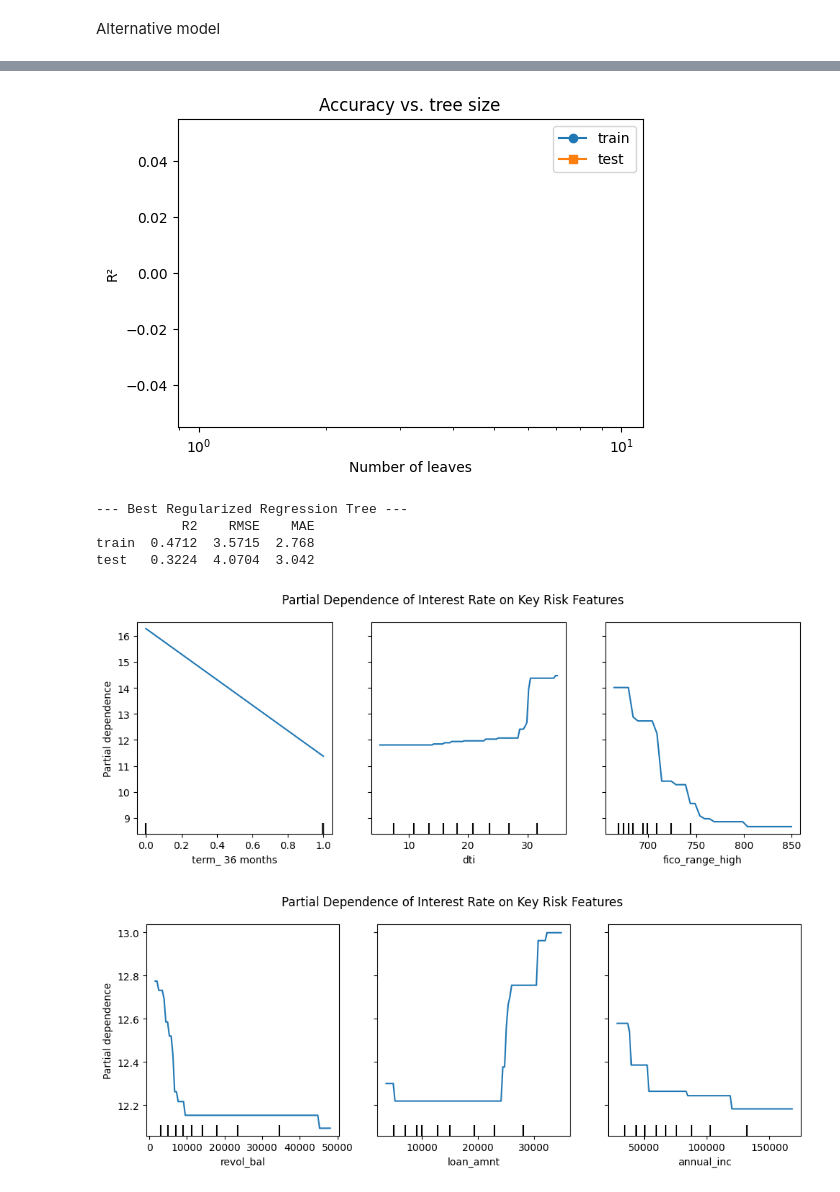
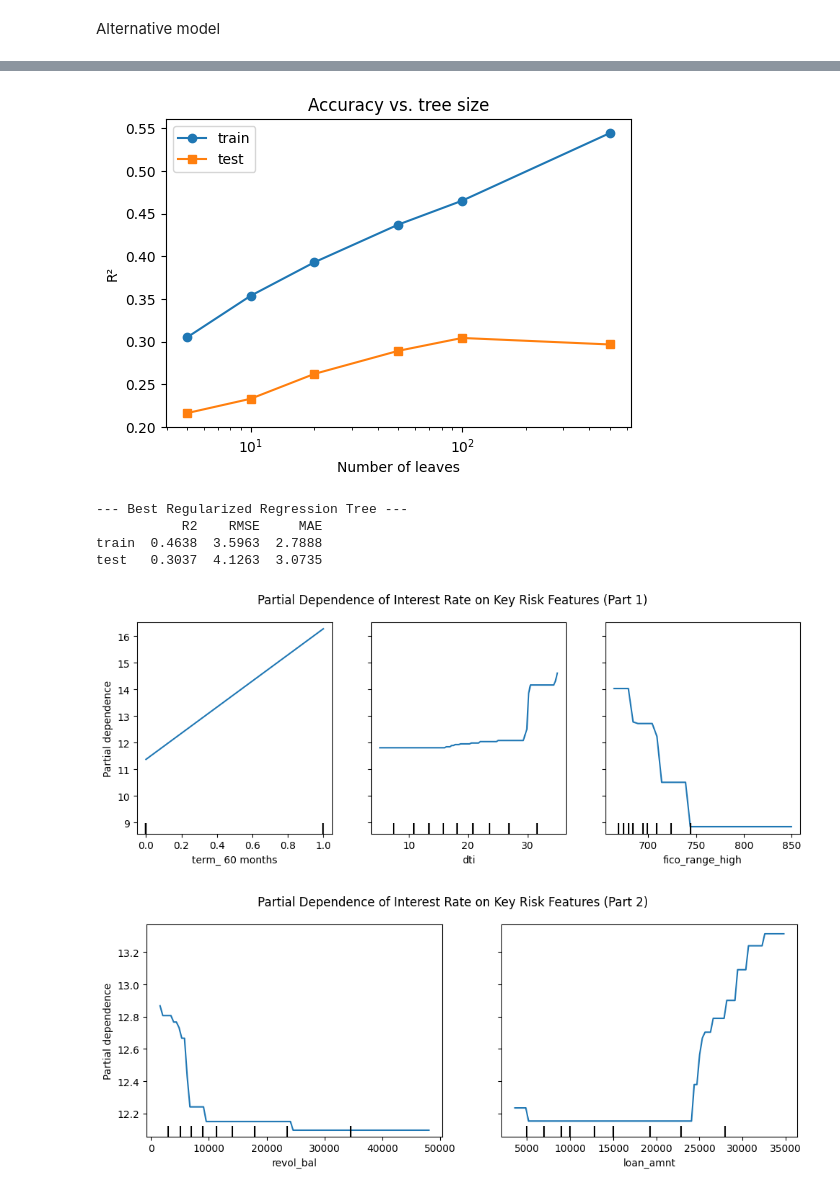
Before and after one commit to mahisingh18074-ops/DOTE6650_GroupProject, a Jupyter notebook: DOTE6650_GroupProject_AlternativeVersion.ipynb, the cells around one changed output, grey strips where cells are left out. Cells and saved outputs as stored; diff of their text form; code cells hidden in the pictures.

Commit message:
Replace with latest group project notebook version

```diff
--- a/DOTE6650_GroupProject_AlternativeVersion.ipynb
+++ b/DOTE6650_GroupProject_AlternativeVersion.ipynb
@@ -2,8 +2,8 @@
 import numpy as np
 import pandas as pd
 # %%
-train_df = pd.read_csv('lending_club_train.csv')
-test_df = pd.read_csv('lending_club_test.csv')
+train_df = pd.read_csv('Project Data/lending_club_train.csv')
+test_df = pd.read_csv('Project Data/lending_club_test.csv')
 # %%
 print("--- Train Data Head ---")
 display(train_df.head())
@@ -76,7 +76,7 @@ test_2016['sub_grade'] = test_2016['sub_grade'].str.strip().map(grade_map)
 Alternative model
 # %%
 # 1. Define columns to drop (IDs, dates, and data leakage columns)
-cols_to_drop = ['id', 'issue_d', 'issue_d_dt', 'loan_status', 'sub_grade', 'installment', 'fico_range_low']
+cols_to_drop = ['id', 'issue_d', 'issue_d_dt', 'loan_status', 'sub_grade', 'fico_range_low','installment']
 
 # 2. Separate the target variable (int_rate) from the feature sets
 train_y = train_2016['int_rate']
@@ -89,9 +89,9 @@ test_features = test_2016.drop(columns=cols_to_drop + ['int_rate'])
 # combined_features = pd.concat([train_features, test_features], axis=0)
 # combined_encoded = pd.get_dummies(combined_features, drop_first=True)
 
-# 3. One-Hot Encode each set separately (all categories kept, no drop_first)
-train_encoded = pd.get_dummies(train_features, dtype=float)
-test_encoded = pd.get_dummies(test_features, dtype=float)
+# 3. One-Hot Encode each set separately
+train_encoded = pd.get_dummies(train_features, drop_first=True, dtype=float)
+test_encoded = pd.get_dummies(test_features, drop_first=True, dtype=float)
 
 # # 4. Split them back apart into train and test sets
 # train_encoded = combined_encoded.iloc[:len(train_2016)]
@@ -163,8 +163,8 @@ import itertools
 import matplotlib.pyplot as plt
 from sklearn.model_selection import KFold, cross_val_score
 
-leaf_grid = [1000, 5000, 10000, 20000, None]          # None = no limit (default)
-impurity_grid = [0.01, 0.1, 0.15, 0.2, 0.25]       # 0.0 = default
+leaf_grid = [5, 10, 20, 50, 100, 500, None]          # None = no limit (default)
+impurity_grid = [0.0, 0.0001, 0.001, 0.01, 0.1]       # 0.0 = default
 # %%
 # 5-fold CV on the 2016 TRAIN data only (shuffled, so each fold mixes Jan-Jun loans)
 cv = KFold(n_splits=5, shuffle=True, random_state=42)
@@ -233,8 +233,16 @@ plt.xscale("log"); plt.xlabel("Number of leaves"); plt.ylabel("R²")
 plt.title("Accuracy vs. tree size"); plt.legend()
 plt.show()
 # %% [output]
-[figure, old version]
+[figure, new version]
 # %%
+# 1. Instantiate and evaluate the best regularized tree using the grid search parameters
+val = best["max_leaf_nodes"]
+
+# Convert string 'None', NaN, or None to actual Python None; otherwise cast to int
+if pd.isna(val) or val == 'None' or val is None:
+    max_leaves = None
+else:
+    max_leaves = int(val)
 
 best_tree = report(
     "Best Regularized Regression Tree",
@@ -245,42 +253,46 @@ best_tree = report(
     )
 )
 
 # 2. Generate Partial Dependence Plots to visualize business implications for top features
 from sklearn.inspection import PartialDependenceDisplay
 import matplotlib.pyplot as plt
 
-features_to_plot_2 = ['term_ 36 months', 'dti','fico_range_high']
-features_to_plot_3 = ['revol_bal', 'loan_amnt', 'annual_inc']
+# 删除了 features_to_plot_1，直接从 2 和 3 开始
+features_to_plot_2 = ['term_ 60 months', 'dti', 'fico_range_high']
+features_to_plot_3 = ['revol_bal', 'loan_amnt']
 
+# --- 图 1：对应 features_to_plot_2 ---
 fig, ax = plt.subplots(figsize=(10, 4))
 PartialDependenceDisplay.from_estimator(
     best_tree,
     train_encoded,
     features=features_to_plot_2,
     kind='average',
     ax=ax
 )
-plt.suptitle("Partial Dependence of Interest Rate on Key Risk Features")
+plt.suptitle("Partial Dependence of Interest Rate on Key Risk Features (Part 1)")
 plt.tight_layout()
 
+# --- 图 2：对应 features_to_plot_3 ---
 fig, ax = plt.subplots(figsize=(10, 4))
 PartialDependenceDisplay.from_estimator(
     best_tree,
     train_encoded,
     features=features_to_plot_3,
     kind='average',
     ax=ax
 )
-plt.suptitle("Partial Dependence of Interest Rate on Key Risk Features")
+plt.suptitle("Partial Dependence of Interest Rate on Key Risk Features (Part 2)")
 plt.tight_layout()
+
 plt.show()
 # %% [output]
 --- Best Regularized Regression Tree ---
-           R2    RMSE    MAE
-train  0.4712  3.5715  2.768
-test   0.3224  4.0704  3.042
+           R2    RMSE     MAE
+train  0.4638  3.5963  2.7888
+test   0.3037  4.1263  3.0735
-[figure, old version]
+[figure, new version]
-[figure, old version]
+[figure, new version]
 # %%
 from sklearn.tree import export_text
 
```
Also changed, not shown: parts of 7 cells of this notebook.
